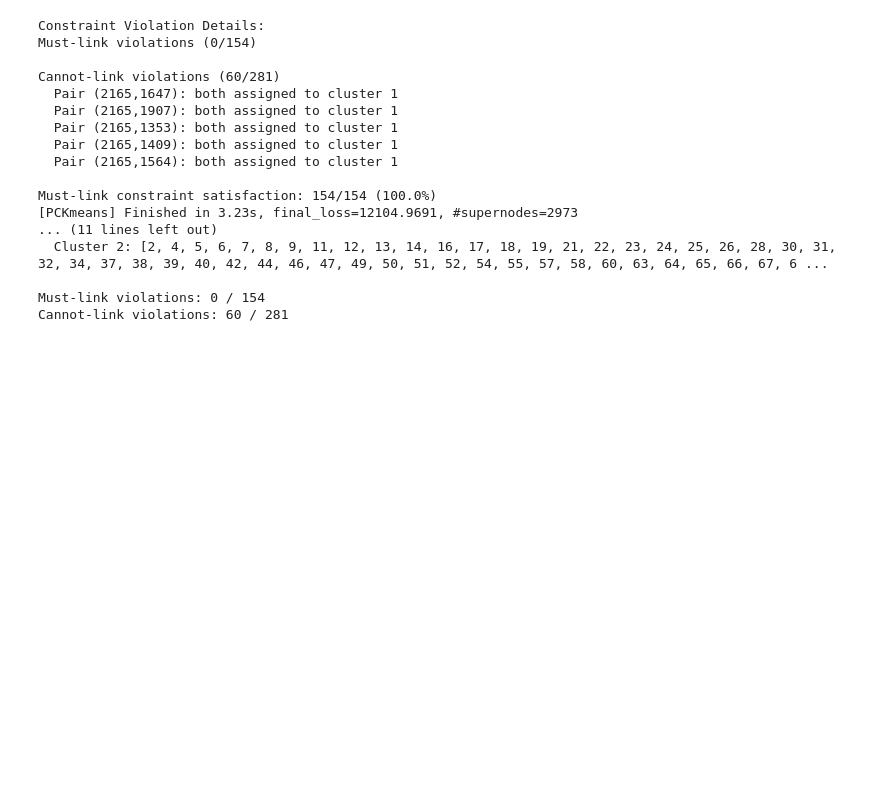
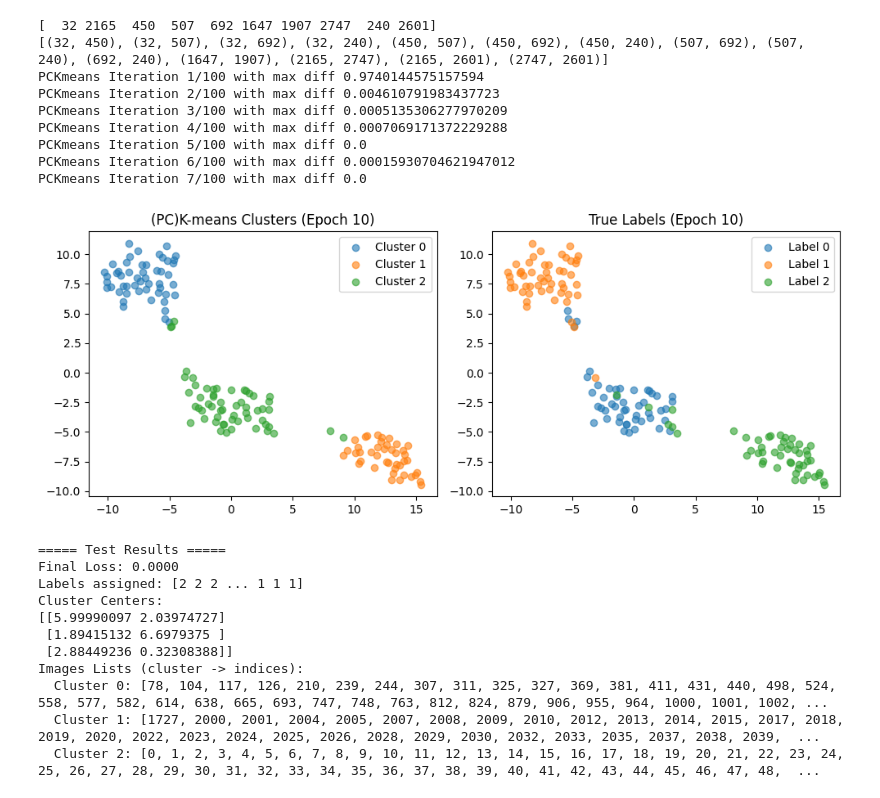
Before and after one commit to lnueesch/dl-project, a Jupyter notebook: deepcluster_implementation/pckmeans_test.ipynb, the cells around one changed output. Saved outputs shown, nothing was run; the diff lists cells and outputs as text; code cells hidden in the pictures; blank space fills up the shorter version.

```diff
--- a/deepcluster_implementation/pckmeans_test.ipynb
+++ b/deepcluster_implementation/pckmeans_test.ipynb
@@ -3,9 +3,9 @@ import numpy as np
 import matplotlib.pyplot as plt
 import random
 from sklearn.datasets import make_blobs
-from clustering import PCKmeans
+from clustering import PCKmeans, Kmeans
 
-%matplotlib qt
+%matplotlib inline
 
 def test_pckmeans():
     """
@@ -60,7 +60,8 @@ def test_pckmeans():
     #   e.g., we know points 0 and 1 belong to cluster 0 in y_true => must link them
     #   similarly for points 10 and 11 => cluster 1
     #   and points 20 and 21 => cluster 2
-    labeled_indices = np.random.choice(np.arange(3000), size=30, replace=False)
+    labeled_indices = np.random.choice(np.arange(3000), size=10, replace=False)
+    print(labeled_indices)
     labels = y_true[labeled_indices]
     #construct all must-link pairs according to their labels
     must_link_pairs = []
@@ -79,10 +80,7 @@ def test_pckmeans():
 
 
 
-    constraints = {
-        'must_link': must_link_pairs,
-        'cannot_link': cannot_link_pairs
-    }
+    constraints = (must_link_pairs, cannot_link_pairs)
 
     # 3) Instantiate PCKmeans
     # We want k=3 clusters.
@@ -93,58 +91,62 @@ def test_pckmeans():
         plot=True,  # Turn off plotting for this minimal test
         constraints=constraints,
         labeled_indices=labeled_indices,
-        max_iter=1,
-        penalty_weight=1.0,      # penalty for cannot-link violation
-        must_link_weight=5.0,    # stronger penalty for must-link violation
+        max_iter=100,
+        #penalty_weight=1.0,      # penalty for cannot-link violation
+        #must_link_weight=5.0,    # stronger penalty for must-link violation
     )
 
     # 4) Run clustering
     fig, axes = plt.subplots(1, 2, figsize=(10, 4))
     final_loss = pck.cluster(
         fig=fig,
         axes=axes,
-        x_data=X,
+        X=X,
         true_labels=y_true,
-        epoch=1,
+        epoch=10,
         verbose=True
     )
 
     # 5) Print results: assignments, final cluster centers, constraint violations
     print("\n===== Test Results =====")
     print(f"Final Loss: {final_loss:.4f}")
     print(f"Labels assigned: {pck.labels_}")
     print(f"Cluster Centers:\n{pck.cluster_centers_}")
     print("Images Lists (cluster -> indices):")
     for cluster_id, indices in enumerate(pck.images_lists):
         print(f"  Cluster {cluster_id}: {indices}")
 
     # Must-link and cannot-link checks
-    must_link_violations, cannot_link_violations = pck._compute_constraint_violations(pck.labels_)
-    print(f"\nMust-link violations: {len(must_link_violations)} / {len(must_link_pairs)}")
-    print(f"Cannot-link violations: {len(cannot_link_violations)} / {len(cannot_link_pairs)}")
+    # must_link_violations, cannot_link_violations = pck._compute_constraint_violations(pck.labels_)
+    # print(f"\nMust-link violations: {len(must_link_violations)} / {len(must_link_pairs)}")
+    # print(f"Cannot-link violations: {len(cannot_link_violations)} / {len(cannot_link_pairs)}")
 
-    plt.show(block=False)
+    plt.show()
     plt.pause(3)
     # plt.close(fig)
 
 # If you want to run this immediately in your script:
 if __name__ == '__main__':
     test_pckmeans()
 # %% [output]
-Constraint Violation Details:
-Must-link violations (0/154)
-
-Cannot-link violations (60/281)
-  Pair (2165,1647): both assigned to cluster 1
-  Pair (2165,1907): both assigned to cluster 1
-  Pair (2165,1353): both assigned to cluster 1
-  Pair (2165,1409): both assigned to cluster 1
-  Pair (2165,1564): both assigned to cluster 1
-
-Must-link constraint satisfaction: 154/154 (100.0%)
-[PCKmeans] Finished in 3.23s, final_loss=12104.9691, #supernodes=2973
-... (11 lines left out)
-  Cluster 2: [2, 4, 5, 6, 7, 8, 9, 11, 12, 13, 14, 16, 17, 18, 19, 21, 22, 23, 24, 25, 26, 28, 30, 31, 32, 34, 37, 38, 39, 40, 42, 44, 46, 47, 49, 50, 51, 52, 54, 55, 57, 58, 60, 63, 64, 65, 66, 67, 6 ...
-
-Must-link violations: 0 / 154
-Cannot-link violations: 60 / 281
+[  32 2165  450  507  692 1647 1907 2747  240 2601]
+[(32, 450), (32, 507), (32, 692), (32, 240), (450, 507), (450, 692), (450, 240), (507, 692), (507, 240), (692, 240), (1647, 1907), (2165, 2747), (2165, 2601), (2747, 2601)]
+PCKmeans Iteration 1/100 with max diff 0.9740144575157594
+PCKmeans Iteration 2/100 with max diff 0.004610791983437723
+PCKmeans Iteration 3/100 with max diff 0.0005135306277970209
+PCKmeans Iteration 4/100 with max diff 0.0007069171372229288
+PCKmeans Iteration 5/100 with max diff 0.0
+PCKmeans Iteration 6/100 with max diff 0.00015930704621947012
+PCKmeans Iteration 7/100 with max diff 0.0
+[figure, added]
+===== Test Results =====
+Final Loss: 0.0000
+Labels assigned: [2 2 2 ... 1 1 1]
+Cluster Centers:
+[[5.99990097 2.03974727]
+ [1.89415132 6.6979375 ]
+ [2.88449236 0.32308388]]
+Images Lists (cluster -> indices):
+  Cluster 0: [78, 104, 117, 126, 210, 239, 244, 307, 311, 325, 327, 369, 381, 411, 431, 440, 498, 524, 558, 577, 582, 614, 638, 665, 693, 747, 748, 763, 812, 824, 879, 906, 955, 964, 1000, 1001, 1002, ...
+  Cluster 1: [1727, 2000, 2001, 2004, 2005, 2007, 2008, 2009, 2010, 2012, 2013, 2014, 2015, 2017, 2018, 2019, 2020, 2022, 2023, 2024, 2025, 2026, 2028, 2029, 2030, 2032, 2033, 2035, 2037, 2038, 2039,  ...
+  Cluster 2: [0, 1, 2, 3, 4, 5, 6, 7, 8, 9, 10, 11, 12, 13, 14, 15, 16, 17, 18, 19, 20, 21, 22, 23, 24, 25, 26, 27, 28, 29, 30, 31, 32, 33, 34, 35, 36, 37, 38, 39, 40, 41, 42, 43, 44, 45, 46, 47, 48,  ...
```
Also changed, not shown: 5 other files.
